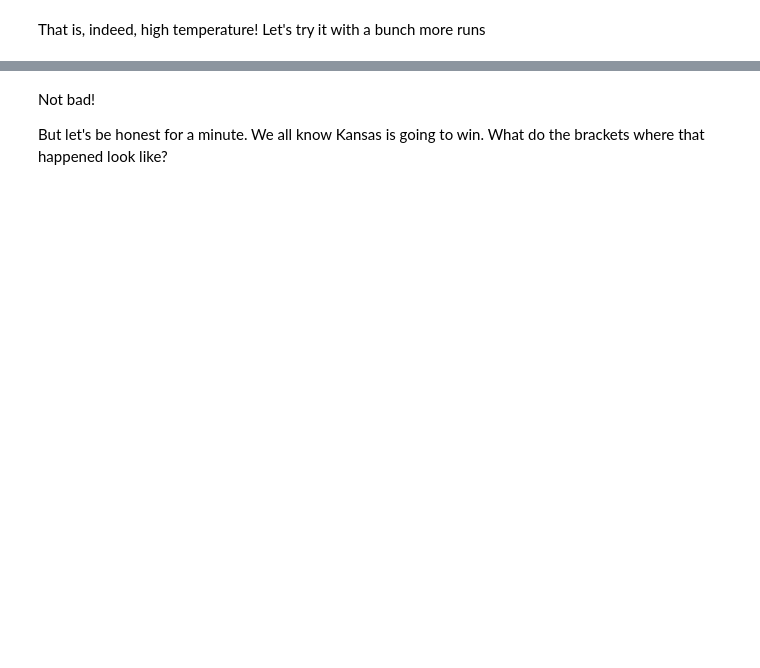
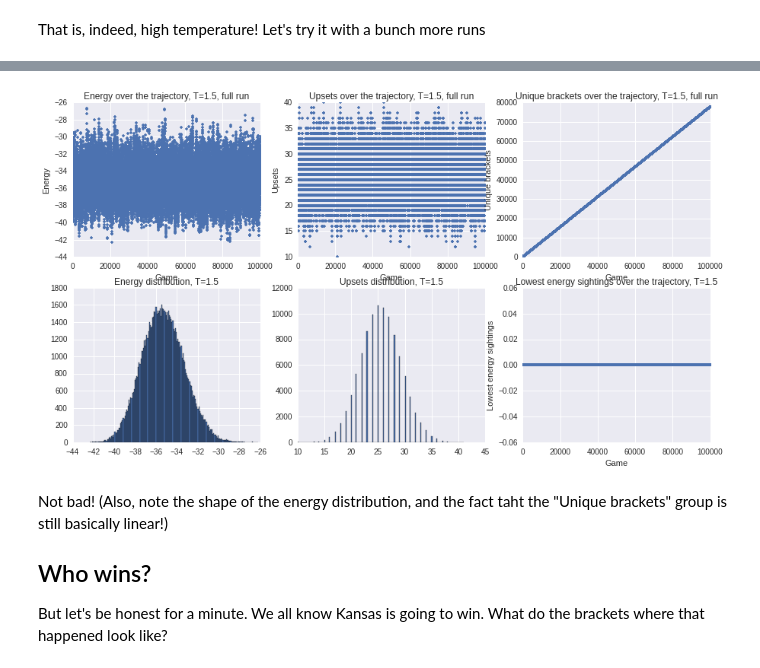
Before and after one commit to fomightez/MarchMadnessMonteCarlo, a Jupyter notebook: MMMC2015.ipynb, the cells around one changed output, grey strips where cells are left out. Cells and saved outputs as stored; diff of their text form; code cells hidden in the pictures; blank space fills up the shorter version.

```diff
--- a/MMMC2015.ipynb
+++ b/MMMC2015.ipynb
@@ -291,5 +277,11 @@ h
+# %%
+MMMC.showstats(results['all'],description='full run',newfig=True)
+# %% [output]
+[figure, added]
 # %% [markdown]
-Not bad!
+Not bad! (Also, note the shape of the energy distribution, and the fact taht the "Unique brackets" group is still basically linear!)
+
+## Who wins?
 
 But let's be honest for a minute. We all know Kansas is going to win. What do the brackets where that happened look like?
 # %%
```
Also changed, not shown: parts of 43 cells of this notebook, 2 other files.
